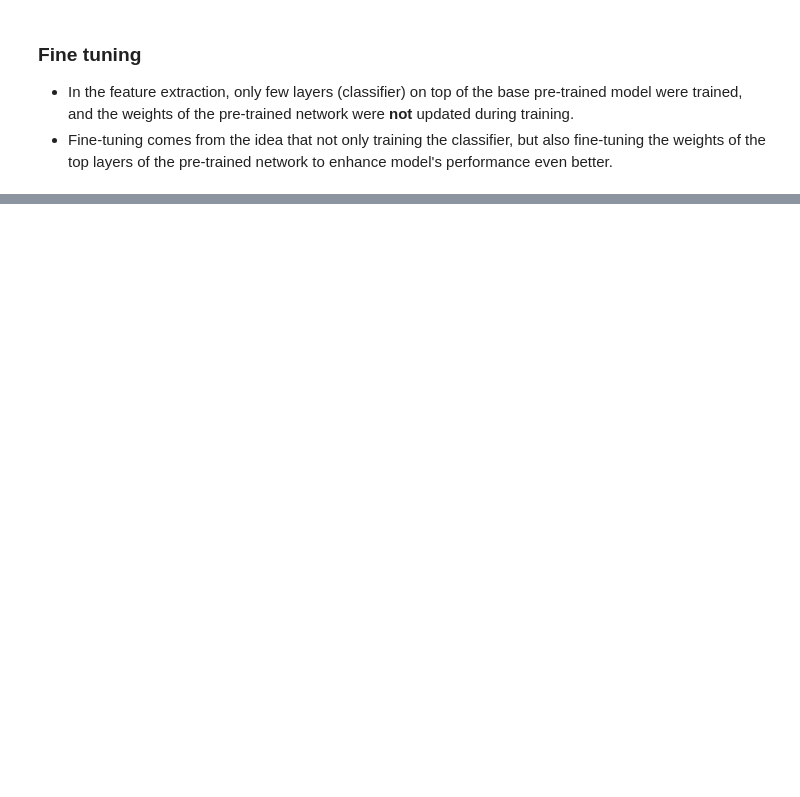
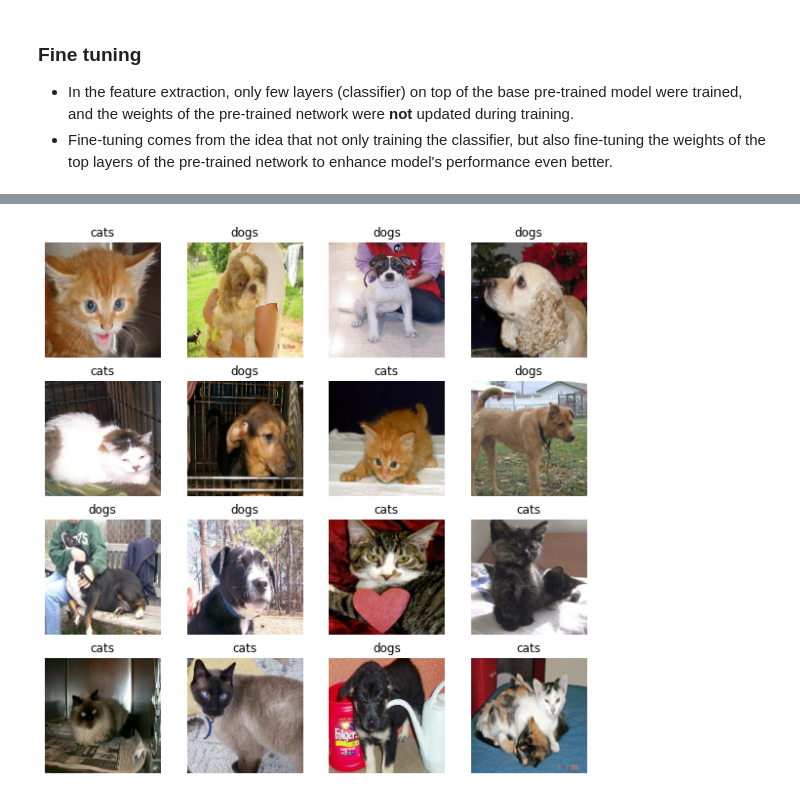
Before and after one commit to jhhan0/machine-learning, a Jupyter notebook: tensorflow_tutorials/image_classification/tensorflow_keras_transfer_learning.ipynb, the cells around one changed output, grey strips where cells are left out. Cells and saved outputs as stored; diff of their text form; code cells hidden in the pictures; blank space fills up the shorter version.

```diff
--- a/tensorflow_tutorials/image_classification/tensorflow_keras_transfer_learning.ipynb
+++ b/tensorflow_tutorials/image_classification/tensorflow_keras_transfer_learning.ipynb
@@ -283,0 +391,18 @@ plt.show()
+# %%
+image_batch, label_batch = test_dataset.as_numpy_iterator().next()
+one_batch_prediction = model.predict_on_batch(image_batch).flatten() # return a numpy array of prediction that collapsed into one dimension
+
+# apply a sigmoid since the model returns logits; sigmoid function is used to decide between two classes
+one_batch_prediction = tf.nn.sigmoid(one_batch_prediction)
+one_batch_prediction = tf.where(one_batch_prediction < 0.5, 0, 1)
+
+plt.figure(figsize=(10, 10))
+for i in range(16):
+    plt.subplot(4, 4, i+1)
+    plt.imshow(image_batch[i].astype('uint8'))
+    plt.title(class_names[one_batch_prediction[i]])
+    plt.axis('off')
+
+plt.show()
+# %% [output]
+[figure, added]
```
Also changed, not shown: parts of 21 cells of this notebook.
